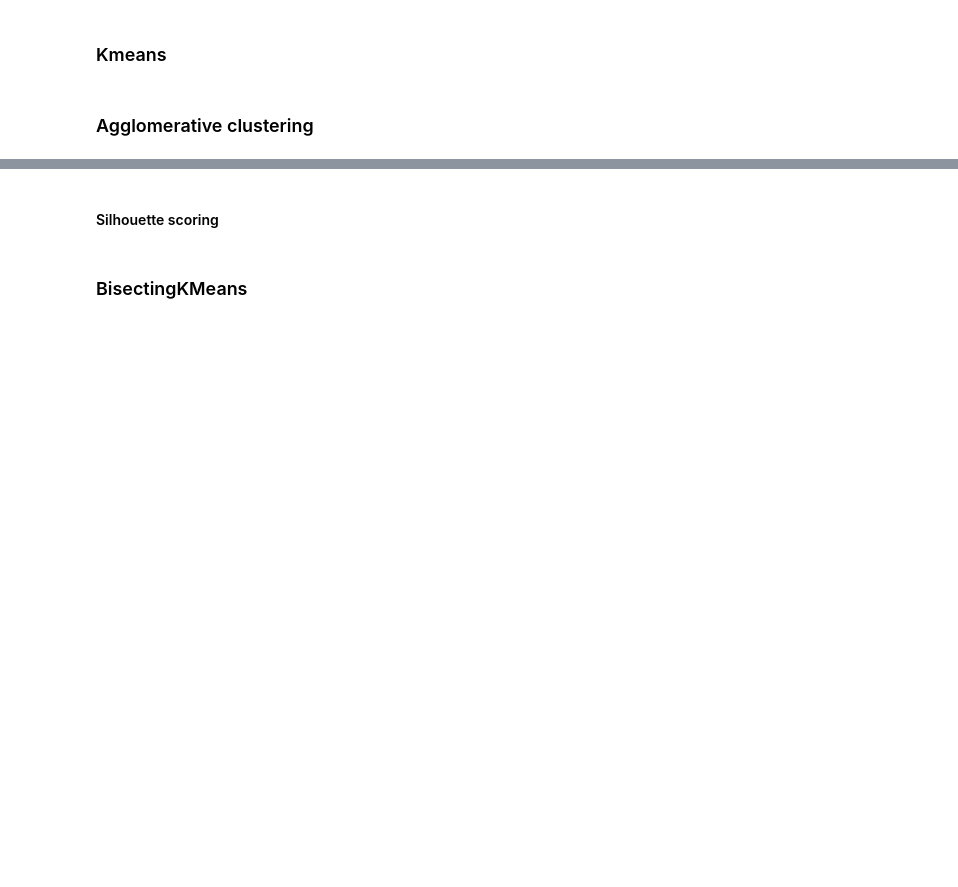
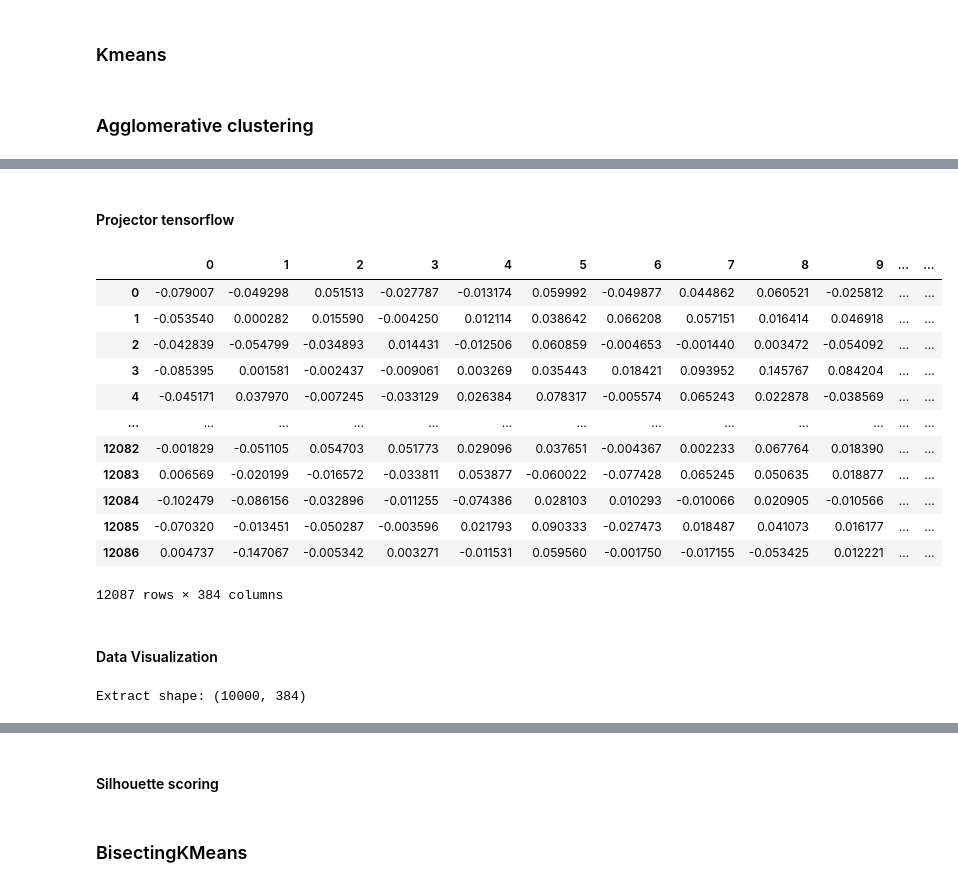
Before and after one commit to arostagnat/BookMatch, a Jupyter notebook: notebooks/Clustering_model.ipynb, the cells around one changed output, grey strips where cells are left out. Cells and saved outputs as stored; diff of their text form; code cells hidden in the pictures; blank space fills up the shorter version.

```diff
--- a/notebooks/Clustering_model.ipynb
+++ b/notebooks/Clustering_model.ipynb
@@ -236,0 +260,2 @@ X_reviews_bert["clustering_label_bert"] = clustering_bert.labels_
+# %% [markdown]
+#### Projector tensorflow
@@ -236,0 +271,16 @@ X_reviews_bert["clustering_label_bert"] = clustering_bert.labels_
+# %%
+pd.DataFrame(bert_embeddings)
+# %% [output]
+|  | 0 | 1 | 2 | 3 | 4 | 5 | 6 | 7 | 8 | 9 | ... | ... |
+| 0 | -0.079007 | -0.049298 | 0.051513 | -0.027787 | -0.013174 | 0.059992 | -0.049877 | 0.044862 | 0.060521 | -0.025812 | ... | ... |
+| 1 | -0.053540 | 0.000282 | 0.015590 | -0.004250 | 0.012114 | 0.038642 | 0.066208 | 0.057151 | 0.016414 | 0.046918 | ... | ... |
+| 2 | -0.042839 | -0.054799 | -0.034893 | 0.014431 | -0.012506 | 0.060859 | -0.004653 | -0.001440 | 0.003472 | -0.054092 | ... | ... |
+| 3 | -0.085395 | 0.001581 | -0.002437 | -0.009061 | 0.003269 | 0.035443 | 0.018421 | 0.093952 | 0.145767 | 0.084204 | ... | ... |
+| 4 | -0.045171 | 0.037970 | -0.007245 | -0.033129 | 0.026384 | 0.078317 | -0.005574 | 0.065243 | 0.022878 | -0.038569 | ... | ... |
+| ... | ... | ... | ... | ... | ... | ... | ... | ... | ... | ... | ... | ... |
+| 12082 | -0.001829 | -0.051105 | 0.054703 | 0.051773 | 0.029096 | 0.037651 | -0.004367 | 0.002233 | 0.067764 | 0.018390 | ... | ... |
+| 12083 | 0.006569 | -0.020199 | -0.016572 | -0.033811 | 0.053877 | -0.060022 | -0.077428 | 0.065245 | 0.050635 | 0.018877 | ... | ... |
+| 12084 | -0.102479 | -0.086156 | -0.032896 | -0.011255 | -0.074386 | 0.028103 | 0.010293 | -0.010066 | 0.020905 | -0.010566 | ... | ... |
+| 12085 | -0.070320 | -0.013451 | -0.050287 | -0.003596 | 0.021793 | 0.090333 | -0.027473 | 0.018487 | 0.041073 | 0.016177 | ... | ... |
+| 12086 | 0.004737 | -0.147067 | -0.005342 | 0.003271 | -0.011531 | 0.059560 | -0.001750 | -0.017155 | -0.053425 | 0.012221 | ... | ... |
+12087 rows × 384 columns
@@ -236,0 +289,2 @@ X_reviews_bert["clustering_label_bert"] = clustering_bert.labels_
+# %% [markdown]
+#### Data Visualization
@@ -236,0 +297,10 @@ X_reviews_bert["clustering_label_bert"] = clustering_bert.labels_
+# %%
+## Set-up of data inputs. Note that X must comprise solely vectors
+
+sample_size = 10_000
+
+extract = pd.DataFrame(bert_embeddings).sample(n=sample_size)
+
+print(f"Extract shape: {extract.shape}")
+# %% [output]
+Extract shape: (10000, 384)
```
Also changed, not shown: parts of 26 cells of this notebook, 3 other files.
